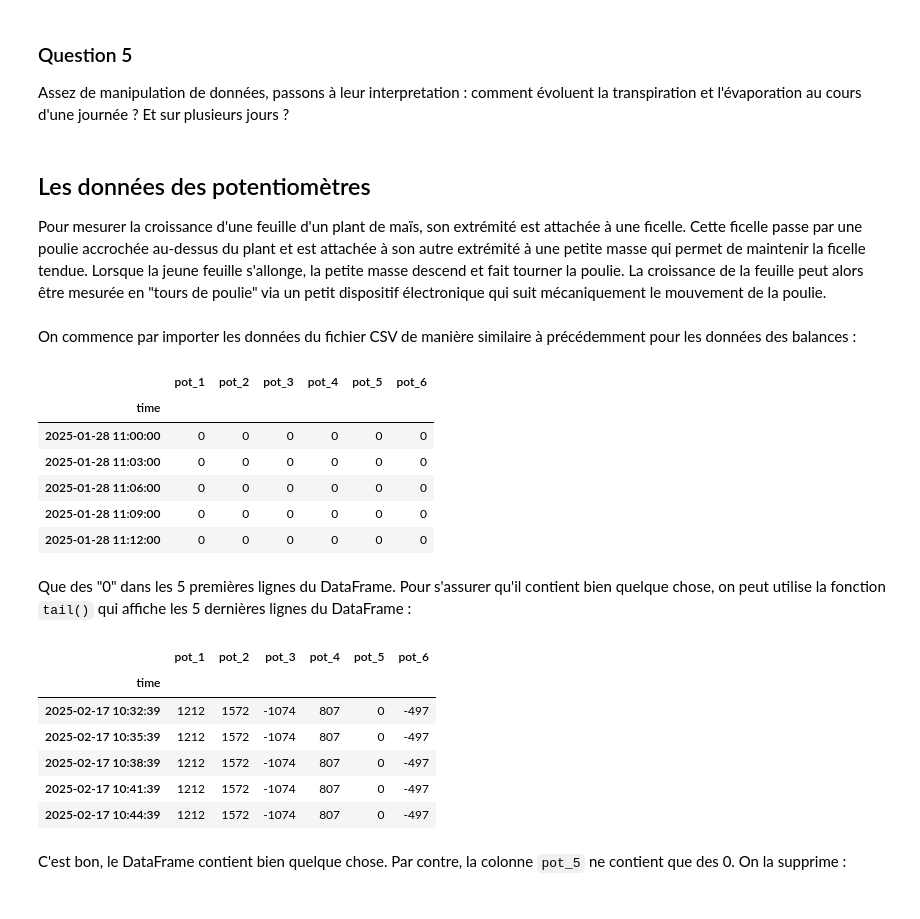
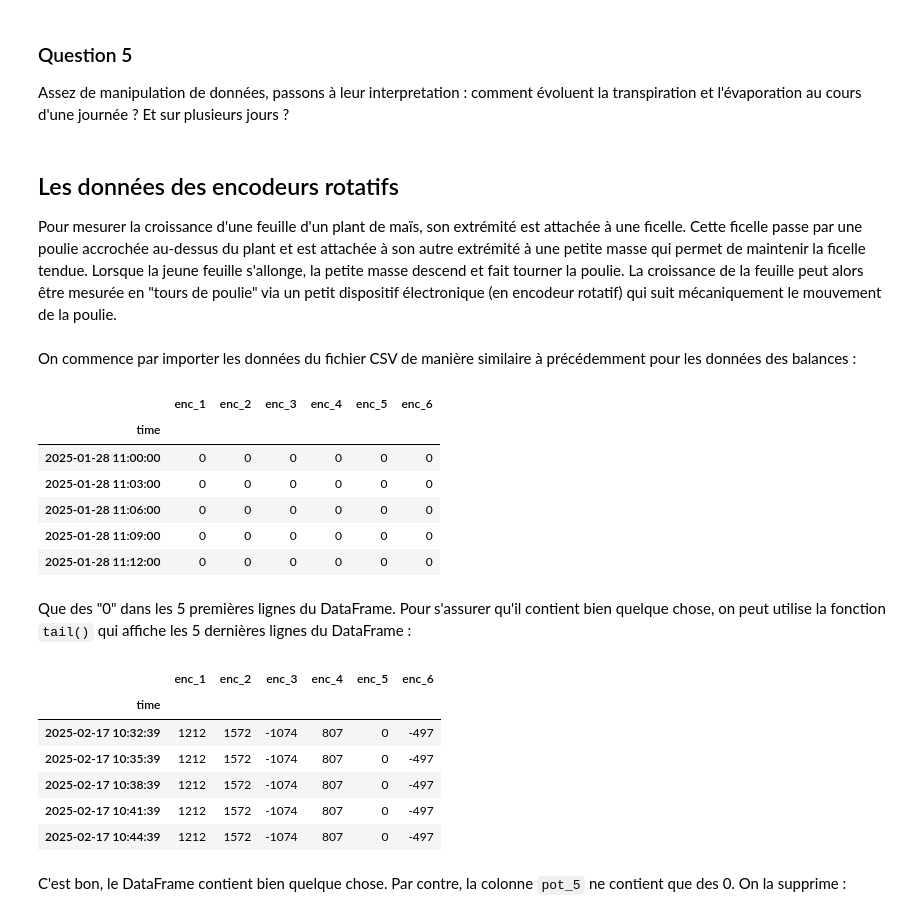
Before and after one commit to anpar/lbir1251-data-analysis, a Jupyter notebook: TP2/TP2_correction.ipynb, the cells around one changed output. Saved outputs shown, nothing was run; the diff lists cells and outputs as text; code cells hidden in the pictures.

```diff
--- a/TP2/TP2_correction.ipynb
+++ b/TP2/TP2_correction.ipynb
@@ -280,27 +280,27 @@ df_cropped.plot(grid=True, xticks=np.unique(df_cropped.index.date), ylabel="[g d
 
 Assez de manipulation de données, passons à leur interpretation : comment évoluent la transpiration et l'évaporation au cours d'une journée ? Et sur plusieurs jours ?
 # %% [markdown]
-## Les données des potentiomètres
+## Les données des encodeurs rotatifs
 
-Pour mesurer la croissance d'une feuille d'un plant de maïs, son extrémité est attachée à une ficelle. Cette ficelle passe par une poulie accrochée au-dessus du plant et est attachée à son autre extrémité à une petite masse qui permet de maintenir la ficelle tendue. Lorsque la jeune feuille s'allonge, la petite masse descend et fait tourner la poulie. La croissance de la feuille peut alors être mesurée en "tours de poulie" via un petit dispositif électronique qui suit mécaniquement le mouvement de la poulie.
+Pour mesurer la croissance d'une feuille d'un plant de maïs, son extrémité est attachée à une ficelle. Cette ficelle passe par une poulie accrochée au-dessus du plant et est attachée à son autre extrémité à une petite masse qui permet de maintenir la ficelle tendue. Lorsque la jeune feuille s'allonge, la petite masse descend et fait tourner la poulie. La croissance de la feuille peut alors être mesurée en "tours de poulie" via un petit dispositif électronique (en encodeur rotatif) qui suit mécaniquement le mouvement de la poulie.
 # %% [markdown]
 On commence par importer les données du fichier CSV de manière similaire à précédemment pour les données des balances :
 # %%
-df = pd.read_csv('data/potentiometres-2025.csv', sep=';')
+df = pd.read_csv('data/croissance-2025.csv', sep=';')
 
 # Conversion de la colonne 'time' en objet datetime
 df['time'] = pd.to_datetime(df['time'], format='%Y-%m-%d %H:%M:%S UTC')
 
 # Conversion d'UTC vers notre fuseau horaire (+1h)
 df['time'] += pd.Timedelta('01:00:00')
 
 # On utilise la colonne 'time' comme indice du DataFrame
 df = df.set_index('time')
 
 # Affichage des 5 premières lignes
 df.head()
 # %% [output]
-|  | pot_1 | pot_2 | pot_3 | pot_4 | pot_5 | pot_6 |
+|  | enc_1 | enc_2 | enc_3 | enc_4 | enc_5 | enc_6 |
 | time |  |  |  |  |  |  |
 | 2025-01-28 11:00:00 | 0 | 0 | 0 | 0 | 0 | 0 |
 | 2025-01-28 11:03:00 | 0 | 0 | 0 | 0 | 0 | 0 |
@@ -312,7 +312,7 @@ Que des "0" dans les 5 premières lignes du DataFrame. Pour s'assurer qu'il cont
 # %%
 df.tail()
 # %% [output]
-|  | pot_1 | pot_2 | pot_3 | pot_4 | pot_5 | pot_6 |
+|  | enc_1 | enc_2 | enc_3 | enc_4 | enc_5 | enc_6 |
 | time |  |  |  |  |  |  |
 | 2025-02-17 10:32:39 | 1212 | 1572 | -1074 | 807 | 0 | -497 |
 | 2025-02-17 10:35:39 | 1212 | 1572 | -1074 | 807 | 0 | -497 |
```
Also changed, not shown: parts of 10 cells of this notebook, 3 other files.
